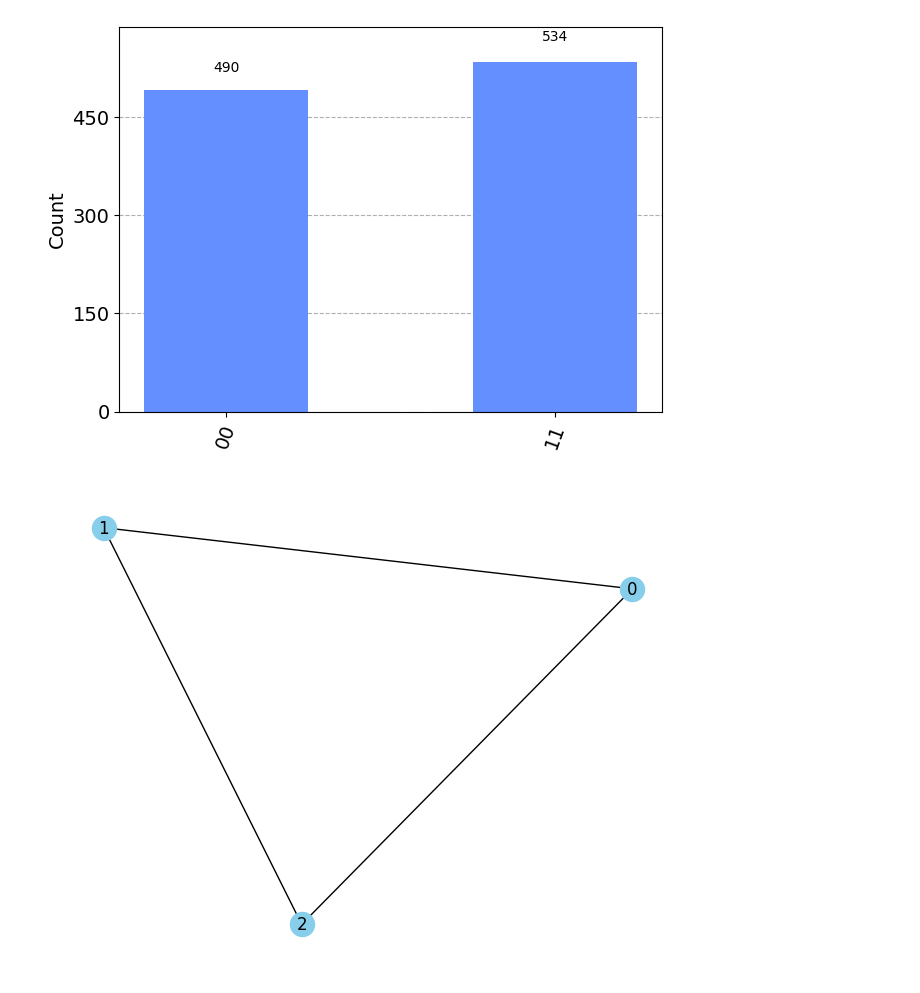
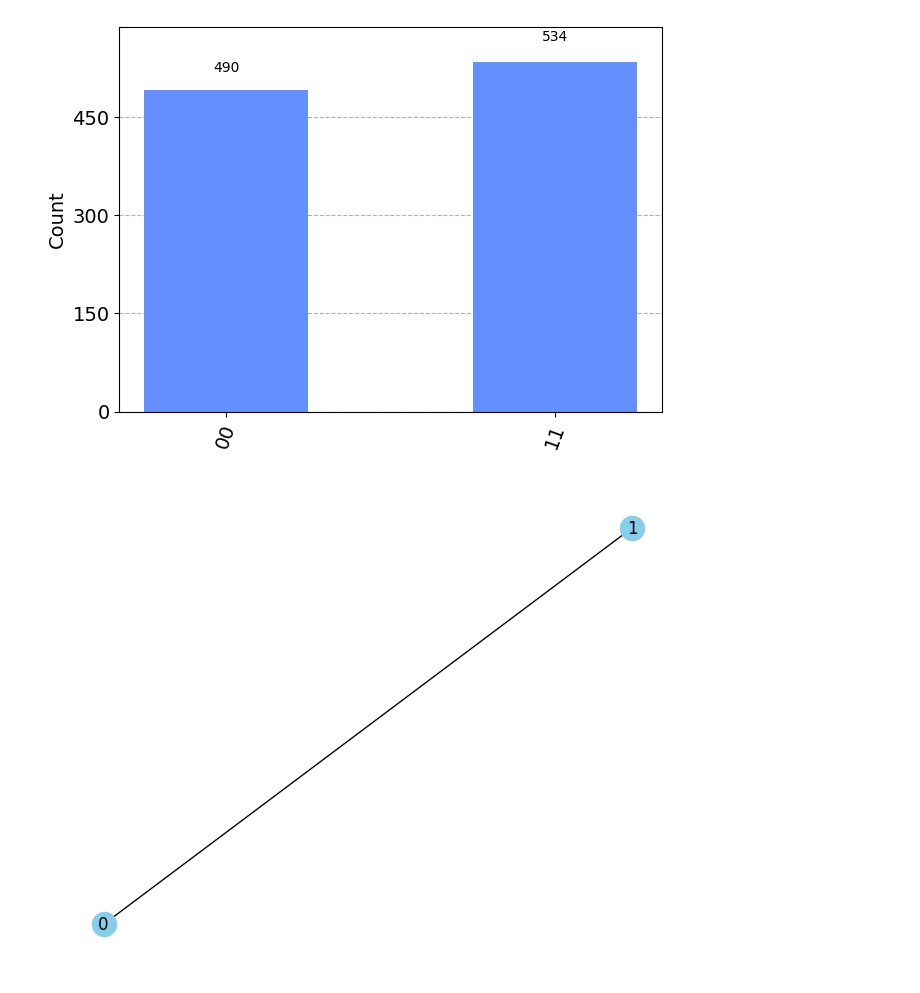
Before and after one commit to acaen007/QuantumPQC, a Jupyter notebook: circuit.ipynb, the cells around one changed output. Saved outputs shown, nothing was run; the diff lists cells and outputs as text; code cells hidden in the pictures.

```diff
--- a/circuit.ipynb
+++ b/circuit.ipynb
@@ -51,16 +51,16 @@ Measurement Results:
 # %%
 import networkx as nx
 import matplotlib.pyplot as plt
 import numpy as np
 
 # Example adjacency matrix (replace this with your matrix)
-A = np.array([[0, 1, 1], [1, 0, 1], [1, 1, 0]])
+A = np.array([[0, 1], [1, 0]])
 
 # Create the graph from the adjacency matrix
 G = nx.from_numpy_array(A)
 
 # Draw the graph
 nx.draw(G, with_labels=True, node_color='skyblue')
 plt.show()
 # %% [output]
-[figure, old version]
+[figure, new version]
```
Also changed, not shown: parts of 3 cells of this notebook.
